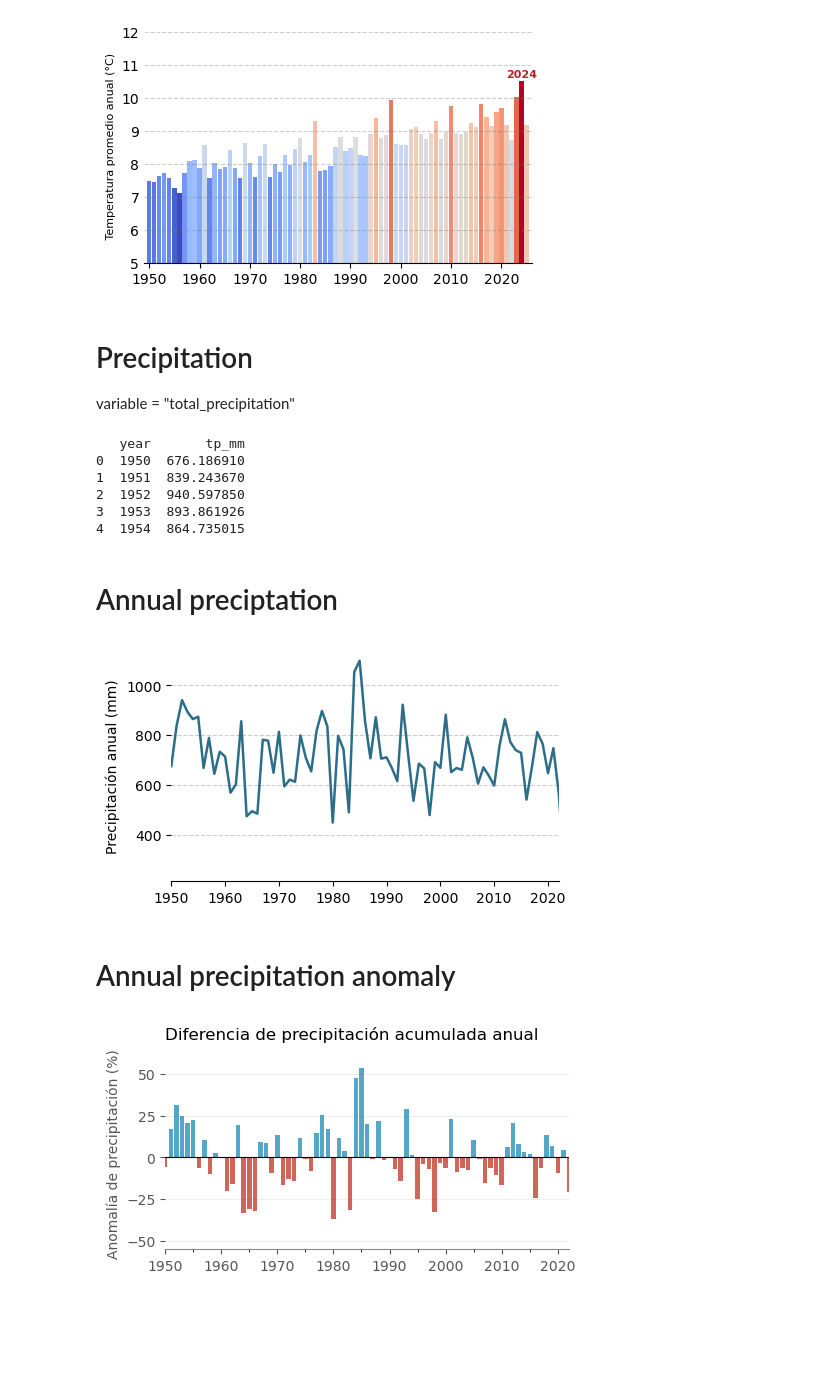
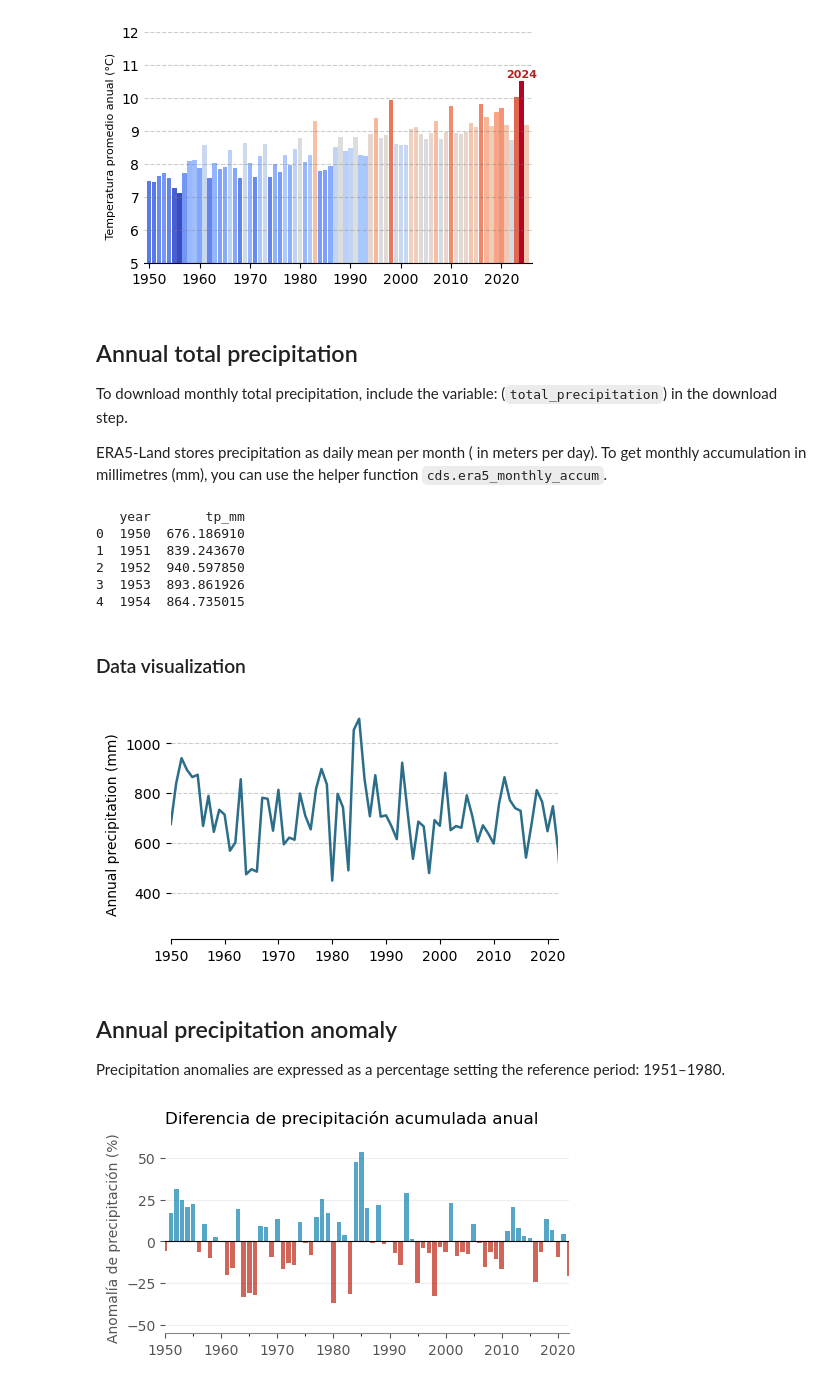
Before and after one commit to nayuAlv/Lake_Poopo, a Jupyter notebook: lake_analysis_cds.ipynb, the cells around one changed output. Drawn from its saved outputs; the diff is of its cells as text; code cells hidden in the pictures; blank space fills up the shorter version.

```diff
--- a/lake_analysis_cds.ipynb
+++ b/lake_analysis_cds.ipynb
@@ -225,16 +256,17 @@ plt.show()
 # %% [output]
 [figure]
 # %% [markdown]
-# Precipitation
+## Annual total precipitation
 
-variable = "total_precipitation"
+To download monthly total precipitation, include the variable: (`total_precipitation`) in the download step.
+
+ERA5-Land stores precipitation as daily mean per month ( in meters per day). To get monthly accumulation in millimetres (mm), you can use the helper function `cds.era5_monthly_accum`.
 # %%
 data_processed = project_root/ "data_cds" / "processed"
 target_nc = data_raw / "era5_land_tp_poopo_monthly.nc"
 
 tp = xr.open_dataset(target_nc)
-# Monthly accumulation in mm
-monthly_tp = cds.era5_monthly_to_mm(tp, "tp", 1000)
+monthly_tp = cds.era5_monthly_accum(tp, "tp", 1000)
 monthly_tp.to_csv( data_processed / "era5_land_tp_poopo_monthly.csv", index=False)
 annual_tp = (monthly_tp.groupby(monthly_tp["valid_time"].dt.year)[f"tp_mm"].sum().reset_index().rename(columns={"valid_time":"year"}))
 print(annual_tp.head())
@@ -246,33 +278,35 @@ annual_tp.to_csv( data_processed / "era5_land_tp_poopo_annual.csv", index=False)
 2  1952  940.597850
 3  1953  893.861926
 4  1954  864.735015
-# %% [markdown]
-# Annual preciptation
+# %% [markdown]
+### Data visualization
 # %%
 
 fig, ax1 = plt.subplots(figsize=(5, 3))
 
 ax1.plot(annual_tp["year"], annual_tp["tp_mm"], color="#2C6E8A", linewidth=1.8)
-ax1.set_ylabel("Precipitación anual (mm)", fontsize = 10)
+ax1.set_ylabel("Annual precipitation (mm)", fontsize = 10)
 ax1.grid(axis="y", linestyle=":", alpha=0.4)
 ax1.set_xlim(1950, 2022)
 ax1.grid(
     axis='y',
     linestyle='--',
     linewidth=0.8,
     color='gray',
     alpha=0.4
 )
 ax1.spines['top'].set_visible(False)
 ax1.spines['right'].set_visible(False)
 ax1.spines['left'].set_alpha(0)
 ax1.spines['bottom'].set_alpha(1)
 
 path_to_save = project_root / "figures" / "pt_era5_land.png"
 plt.savefig(path_to_save, dpi=150, bbox_inches="tight")
 plt.show()
 # %% [output]
-[figure, old version]
+[figure, new version]
 # %% [markdown]
-# Annual precipitation anomaly
+## Annual precipitation anomaly
+
+Precipitation anomalies are expressed as a percentage setting the reference period: 1951–1980.
 # %%
```
Also changed, not shown: parts of 20 cells of this notebook, 3 other files.
